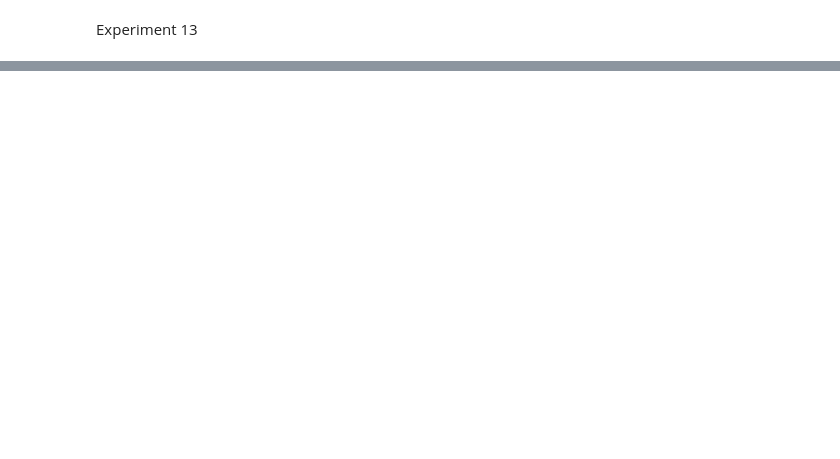
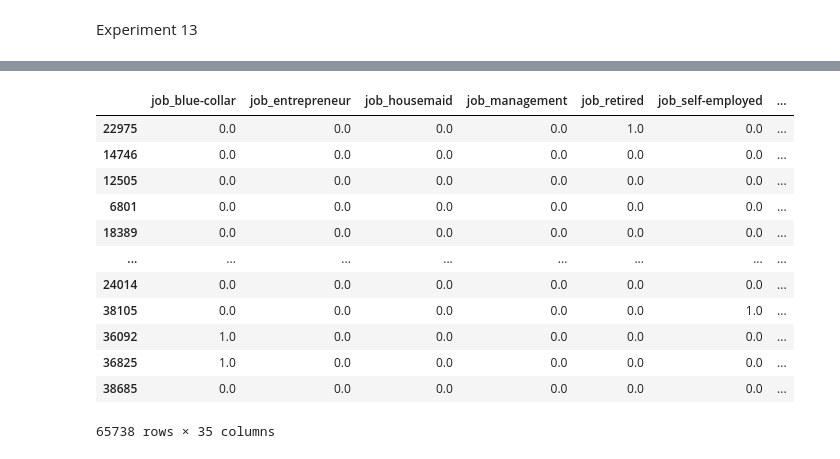
Before and after one commit to sudo-update/cpsc483-project3, a Jupyter notebook: Project3.ipynb, the cells around one changed output, grey strips where cells are left out. Saved outputs shown, nothing was run; the diff lists cells and outputs as text; code cells hidden in the pictures; blank space fills up the shorter version.

Commit message:
finished generations balanced

```diff
--- a/Project3.ipynb
+++ b/Project3.ipynb
@@ -240,7 +240,7 @@ and its AUC is:
 Experiment 12
 # %%
 train_add_y = pd.concat([train_df, y_train], axis= 1)
-train_add_y
+
 yes_data = train_add_y.where(cond= train_add_y.y=='yes')
 yes_data = yes_data.dropna(axis= 0, how= 'all')
 # yes_data #8.88 x less than data
@@ -248,8 +248,8 @@ over_sample = yes_data.sample(frac=1, random_state=(2021-10-25))
 over_sample_part = yes_data.sample(frac=0.88, random_state=(2021-10-25))
 balanced_train = train_add_y
 for i in range(6):
-    balanced_train.append(over_sample)
-balanced_train.append(over_sample_part)
+    balanced_train = balanced_train.append(over_sample)
+balanced_train = balanced_train.append(over_sample_part)
 counts = balanced_train.y.value_counts().to_dict()
 print("Number of yes and no values after balancing the training set:\n", counts)
 # %% [output]
@@ -315,0 +311,39 @@ print(balanced_train_gen)
+# %%
+#categorical_test_data_knn = test.iloc[:, :7]
+#categorical_train_data_knn = train.iloc[:, :7]
+#test_df_knn = pd.get_dummies(categorical_test_data_knn, drop_first=True)
+#train_df_knn = pd.get_dummies(categorical_train_data_knn, drop_first=True)
+balanced_train_gen
+
+#KNNfit = KNeighborsClassifier()
+#KNNfit.fit(train_df_knn, y_train)
+#kn_prediction = KNNfit.predict(test_df_knn)
+#testscore = 0
+#for index, value in enumerate(y_test):
+#    if value == kn_prediction[index]:
+#        testscore += 1
+#percentage_score_knn = testscore/len(y_test)
+#print("test percentage correct: ", percentage_score_knn)
+#
+#kn_train_prediction = KNNfit.predict(train_df_knn)
+#trainscore = 0
+#for index, value in enumerate(y_train):
+#    if value == kn_train_prediction[index]:
+#        trainscore += 1
+#
+#percentage_train_score_knn = trainscore/len(y_train)
+#print("train percentage correct: ", percentage_train_score_knn)
+# %% [output]
+|  | job_blue-collar | job_entrepreneur | job_housemaid | job_management | job_retired | job_self-employed | ... |
+| 22975 | 0.0 | 0.0 | 0.0 | 0.0 | 1.0 | 0.0 | ... |
+| 14746 | 0.0 | 0.0 | 0.0 | 0.0 | 0.0 | 0.0 | ... |
+| 12505 | 0.0 | 0.0 | 0.0 | 0.0 | 0.0 | 0.0 | ... |
+| 6801 | 0.0 | 0.0 | 0.0 | 0.0 | 0.0 | 0.0 | ... |
+| 18389 | 0.0 | 0.0 | 0.0 | 0.0 | 0.0 | 0.0 | ... |
+| ... | ... | ... | ... | ... | ... | ... | ... |
+| 24014 | 0.0 | 0.0 | 0.0 | 0.0 | 0.0 | 0.0 | ... |
+| 38105 | 0.0 | 0.0 | 0.0 | 0.0 | 0.0 | 1.0 | ... |
+| 36092 | 1.0 | 0.0 | 0.0 | 0.0 | 0.0 | 0.0 | ... |
+| 36825 | 1.0 | 0.0 | 0.0 | 0.0 | 0.0 | 0.0 | ... |
+| 38685 | 0.0 | 0.0 | 0.0 | 0.0 | 0.0 | 0.0 | ... |
+65738 rows × 35 columns
```
Also changed, not shown: parts of 3 cells of this notebook.
